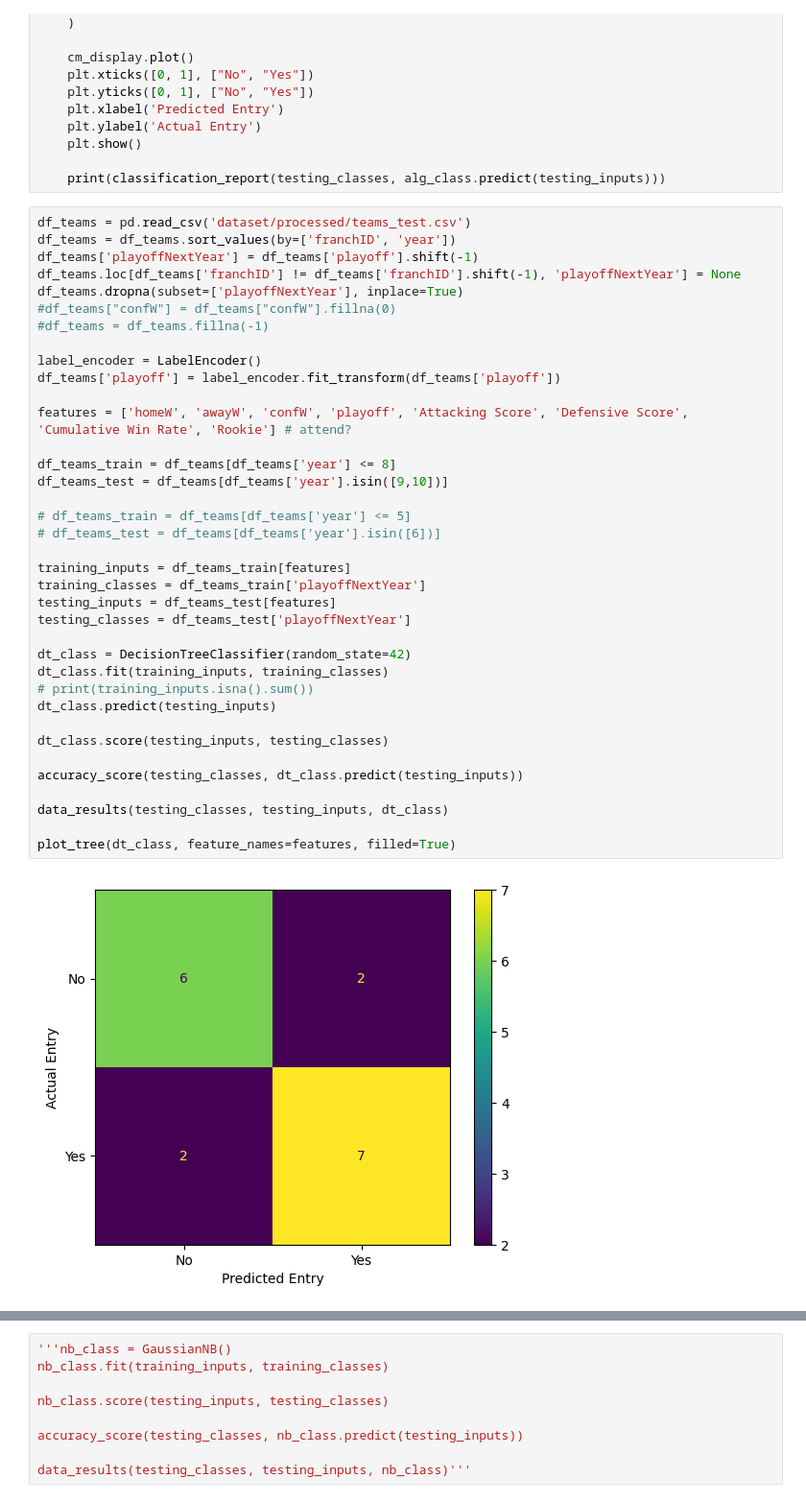
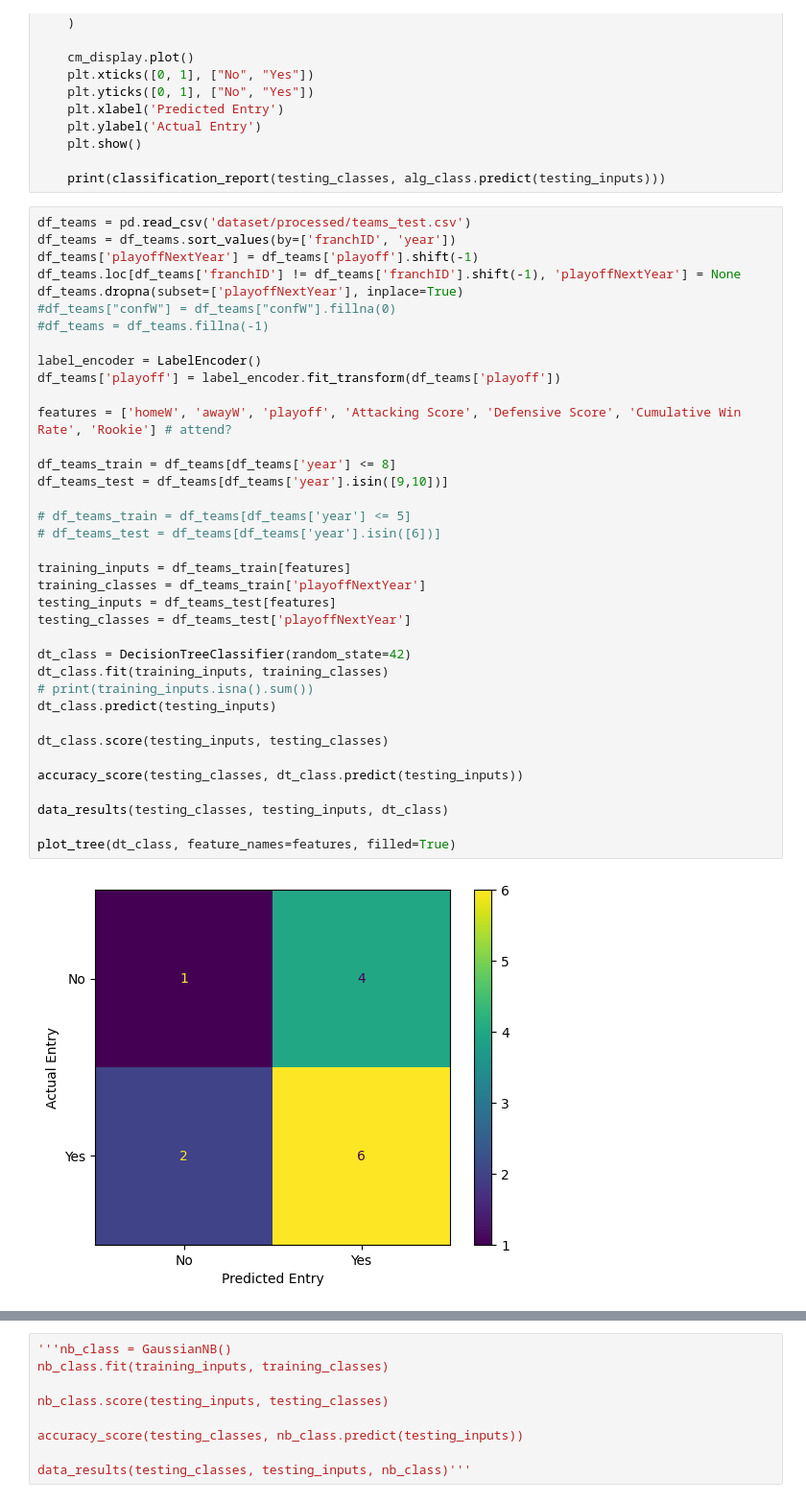
Before and after one commit to sirkotal/feup-ac, a Jupyter notebook: training.ipynb, the cells around one changed output, grey strips where cells are left out. Shown at 96% size. Saved outputs shown, nothing was run; the diff lists cells and outputs as text.

```diff
--- a/training.ipynb
+++ b/training.ipynb
@@ -36,34 +36,34 @@ df_teams.dropna(subset=['playoffNextYear'], inplace=True)
 #df_teams = df_teams.fillna(-1)
 
 label_encoder = LabelEncoder()
 df_teams['playoff'] = label_encoder.fit_transform(df_teams['playoff'])
 
-features = ['homeW', 'awayW', 'confW', 'playoff', 'Attacking Score', 'Defensive Score', 'Cumulative Win Rate', 'Rookie'] # attend?
+features = ['homeW', 'awayW', 'playoff', 'Attacking Score', 'Defensive Score', 'Cumulative Win Rate', 'Rookie'] # attend?
 
 df_teams_train = df_teams[df_teams['year'] <= 8]
 df_teams_test = df_teams[df_teams['year'].isin([9,10])]
 
 # df_teams_train = df_teams[df_teams['year'] <= 5]
 # df_teams_test = df_teams[df_teams['year'].isin([6])]
 
 training_inputs = df_teams_train[features]
 training_classes = df_teams_train['playoffNextYear']
 testing_inputs = df_teams_test[features]
 testing_classes = df_teams_test['playoffNextYear']
 
 dt_class = DecisionTreeClassifier(random_state=42)
 dt_class.fit(training_inputs, training_classes)
 # print(training_inputs.isna().sum())
 dt_class.predict(testing_inputs)
 
 dt_class.score(testing_inputs, testing_classes)
 
 accuracy_score(testing_classes, dt_class.predict(testing_inputs))
 
 data_results(testing_classes, testing_inputs, dt_class)
 
 plot_tree(dt_class, feature_names=features, filled=True)
 # %% [output]
-[figure, old version]
+[figure, new version]
               precision    recall  f1-score   support
 
```
Also changed, not shown: parts of 3 cells of this notebook, 2 other files.
